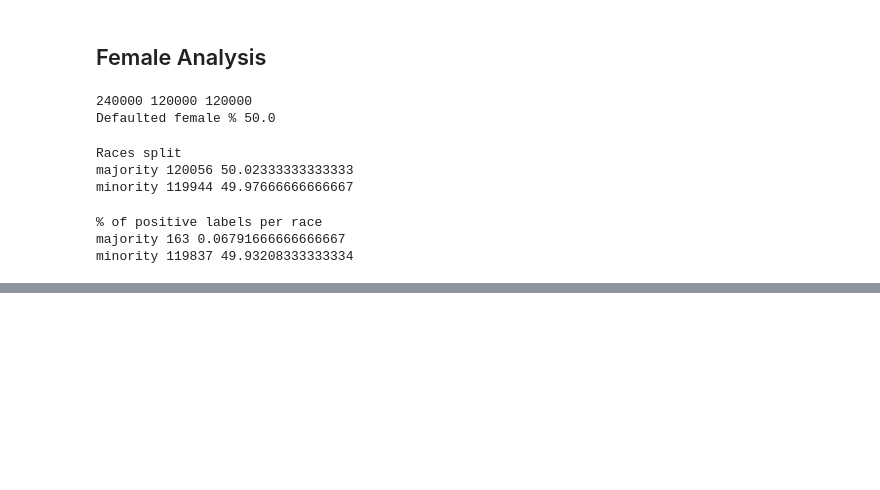
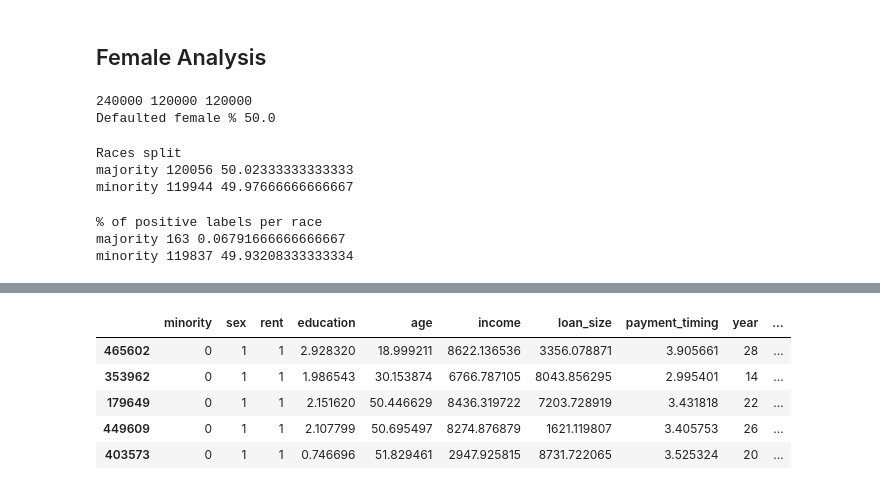
Before and after one commit to FlyingMagikarp/thesis, a Jupyter notebook: loandefault/analysis/analysis.ipynb, the cells around one changed output, grey strips where cells are left out. Saved outputs shown, nothing was run; the diff lists cells and outputs as text; code cells hidden in the pictures; blank space fills up the shorter version.

```diff
--- a/loandefault/analysis/analysis.ipynb
+++ b/loandefault/analysis/analysis.ipynb
@@ -156,0 +175,9 @@ sample_maj_f_0
+# %%
+sample_maj_m_1
+# %% [output]
+|  | minority | sex | rent | education | age | income | loan_size | payment_timing | year | ... |
+| 465602 | 0 | 1 | 1 | 2.928320 | 18.999211 | 8622.136536 | 3356.078871 | 3.905661 | 28 | ... |
+| 353962 | 0 | 1 | 1 | 1.986543 | 30.153874 | 6766.787105 | 8043.856295 | 2.995401 | 14 | ... |
+| 179649 | 0 | 1 | 1 | 2.151620 | 50.446629 | 8436.319722 | 7203.728919 | 3.431818 | 22 | ... |
+| 449609 | 0 | 1 | 1 | 2.107799 | 50.695497 | 8274.876879 | 1621.119807 | 3.405753 | 26 | ... |
+| 403573 | 0 | 1 | 1 | 0.746696 | 51.829461 | 2947.925815 | 8731.722065 | 3.525324 | 20 | ... |
```
Also changed, not shown: parts of 7 cells of this notebook, 3 other files.
